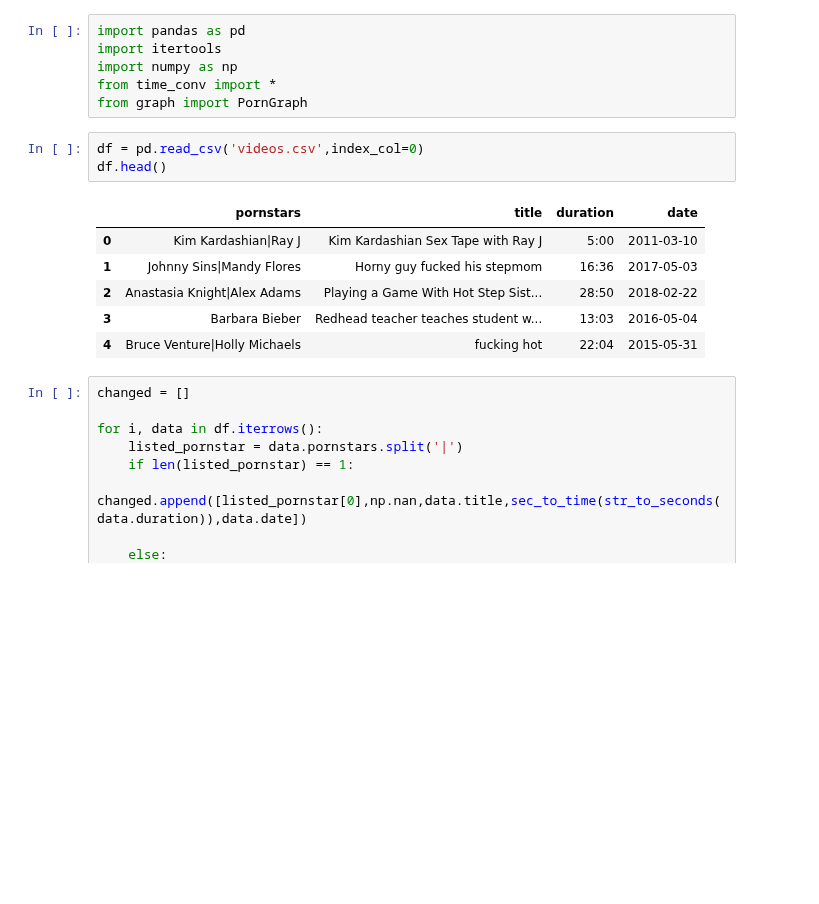
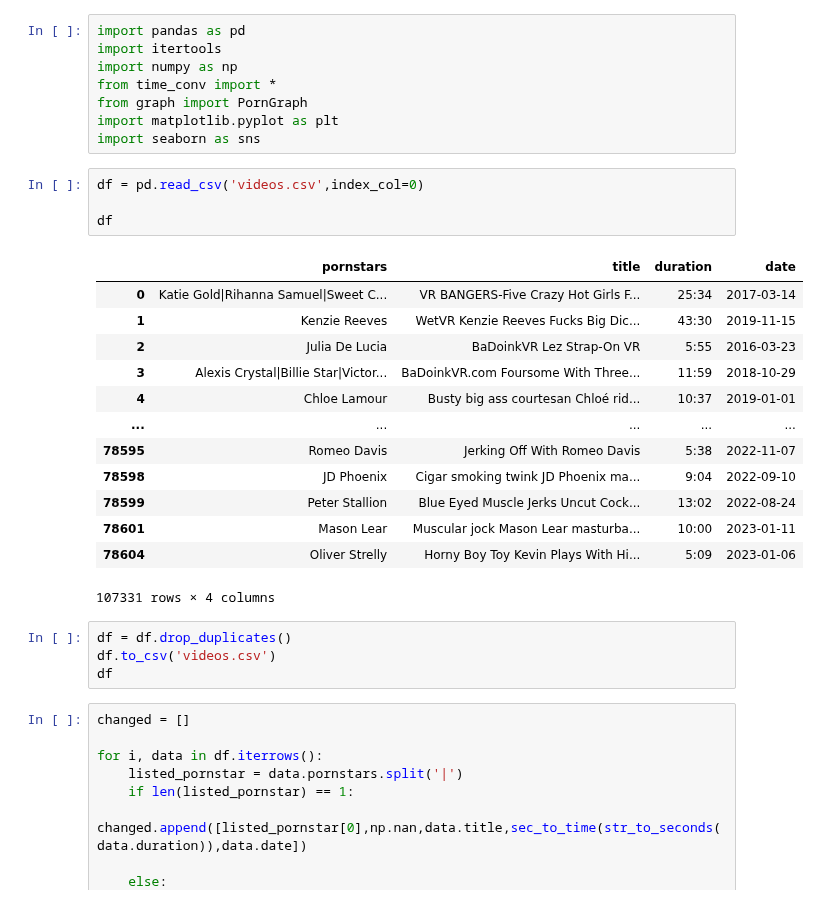
Before and after one commit to L3ni0/pornhub-project, a Jupyter notebook: csv_conversion.ipynb, the cells around one changed output. Cells and saved outputs as stored; diff of their text form; blank space fills up the shorter version.

```diff
--- a/csv_conversion.ipynb
+++ b/csv_conversion.ipynb
@@ -4,16 +4,30 @@ import itertools
 import numpy as np
 from time_conv import *
 from graph import PornGraph
+import matplotlib.pyplot as plt
+import seaborn as sns
 # %%
 df = pd.read_csv('videos.csv',index_col=0)
-df.head()
+
+df
 # %% [output]
 |  | pornstars | title | duration | date |
-| 0 | Kim Kardashian|Ray J | Kim Kardashian Sex Tape with Ray J | 5:00 | 2011-03-10 |
-| 1 | Johnny Sins|Mandy Flores | Horny guy fucked his stepmom | 16:36 | 2017-05-03 |
-| 2 | Anastasia Knight|Alex Adams | Playing a Game With Hot Step Sist... | 28:50 | 2018-02-22 |
-| 3 | Barbara Bieber | Redhead teacher teaches student w... | 13:03 | 2016-05-04 |
-| 4 | Bruce Venture|Holly Michaels | fucking hot | 22:04 | 2015-05-31 |
+| 0 | Katie Gold|Rihanna Samuel|Sweet C... | VR BANGERS-Five Crazy Hot Girls F... | 25:34 | 2017-03-14 |
+| 1 | Kenzie Reeves | WetVR Kenzie Reeves Fucks Big Dic... | 43:30 | 2019-11-15 |
+| 2 | Julia De Lucia | BaDoinkVR Lez Strap-On VR | 5:55 | 2016-03-23 |
+| 3 | Alexis Crystal|Billie Star|Victor... | BaDoinkVR.com Foursome With Three... | 11:59 | 2018-10-29 |
+| 4 | Chloe Lamour | Busty big ass courtesan Chloé rid... | 10:37 | 2019-01-01 |
+| ... | ... | ... | ... | ... |
+| 78595 | Romeo Davis | Jerking Off With Romeo Davis | 5:38 | 2022-11-07 |
+| 78598 | JD Phoenix | Cigar smoking twink JD Phoenix ma... | 9:04 | 2022-09-10 |
+| 78599 | Peter Stallion | Blue Eyed Muscle Jerks Uncut Cock... | 13:02 | 2022-08-24 |
+| 78601 | Mason Lear | Muscular jock Mason Lear masturba... | 10:00 | 2023-01-11 |
+| 78604 | Oliver Strelly | Horny Boy Toy Kevin Plays With Hi... | 5:09 | 2023-01-06 |
+107331 rows × 4 columns
+# %%
+df = df.drop_duplicates()
+df.to_csv('videos.csv')
+df
 # %%
 changed = []
 
```
Also changed, not shown: parts of 2 cells of this notebook, 4 other files.
